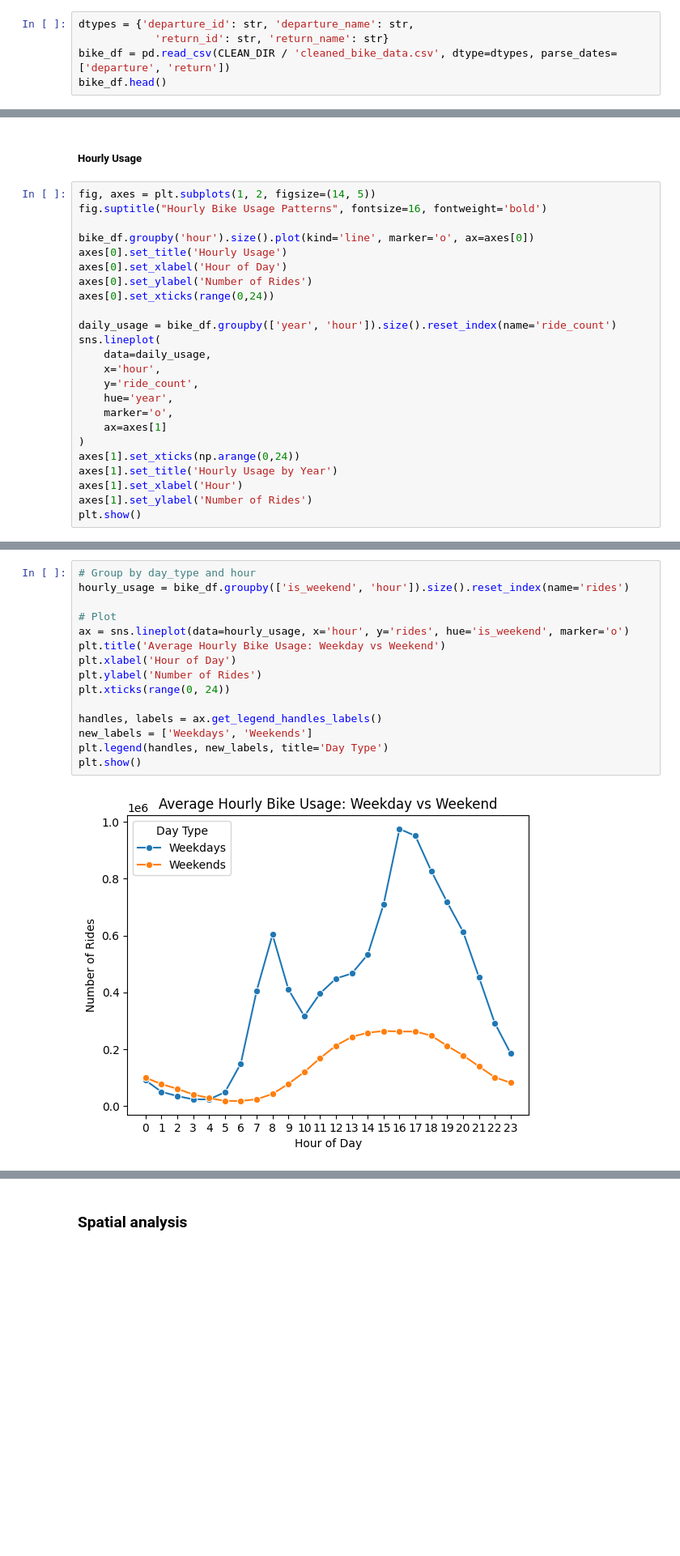
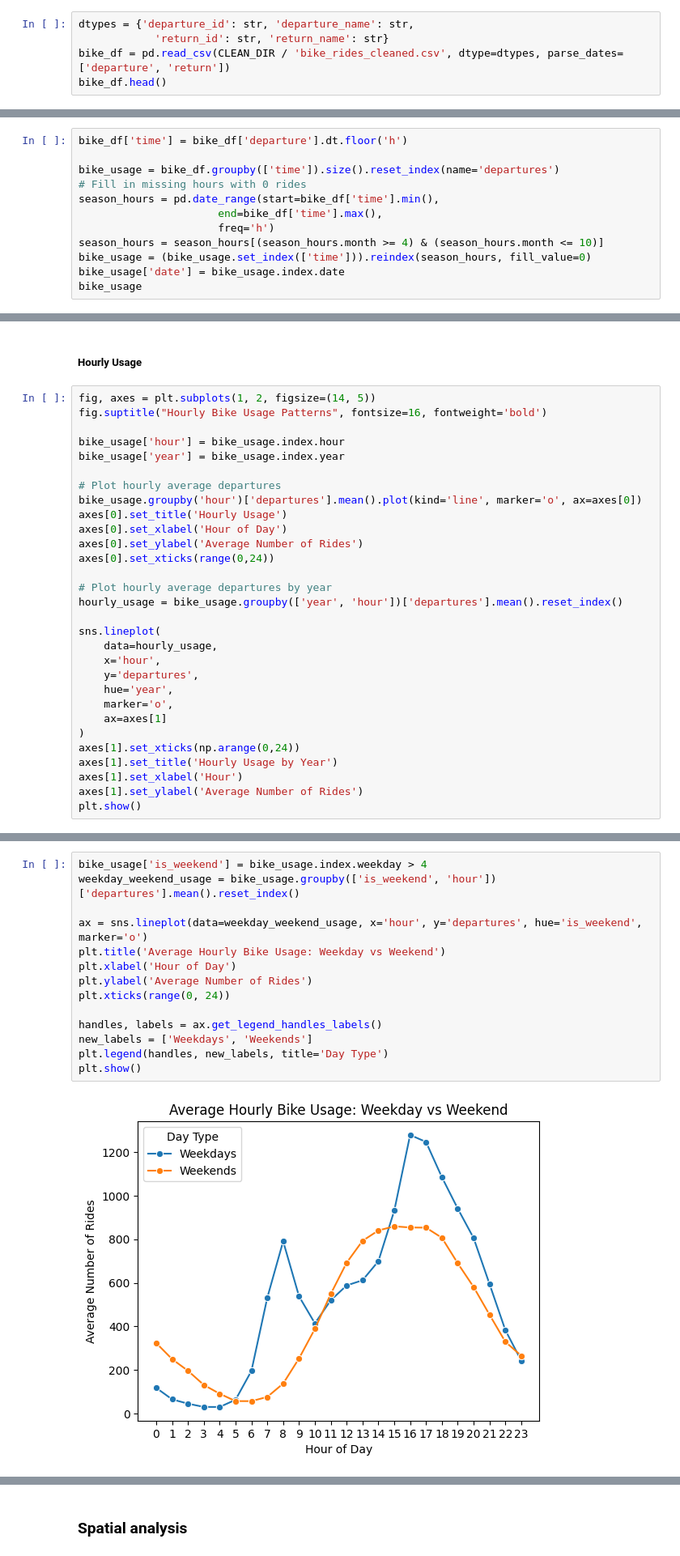
Before and after one commit to kainulj/helsinki-citybike-analysis, a Jupyter notebook: notebooks/02_eda.ipynb, the cells around one changed output, grey strips where cells are left out. Shown at 81% size. Saved outputs shown, nothing was run; the diff lists cells and outputs as text; blank space fills up the shorter version.

```diff
--- a/notebooks/02_eda.ipynb
+++ b/notebooks/02_eda.ipynb
@@ -19,7 +18,7 @@ CLEAN_DIR = Path("../data/clean")
 # %%
 dtypes = {'departure_id': str, 'departure_name': str,
             'return_id': str, 'return_name': str}
-bike_df = pd.read_csv(CLEAN_DIR / 'cleaned_bike_data.csv', dtype=dtypes, parse_dates=['departure', 'return'])
+bike_df = pd.read_csv(CLEAN_DIR / 'bike_rides_cleaned.csv', dtype=dtypes, parse_dates=['departure', 'return'])
 bike_df.head()
 # %% [output]
 |  | departure | return | departure_id | departure_name | return_id | return_name | distance | duration | ... |
@@ -175,0 +173,12 @@ Yearly trends in  the city bike usage.
+# %%
+bike_df['time'] = bike_df['departure'].dt.floor('h')
+
+bike_usage = bike_df.groupby(['time']).size().reset_index(name='departures')
+# Fill in missing hours with 0 rides
+season_hours = pd.date_range(start=bike_df['time'].min(),
+                      end=bike_df['time'].max(),
+                      freq='h')
+season_hours = season_hours[(season_hours.month >= 4) & (season_hours.month <= 10)]
+bike_usage = (bike_usage.set_index(['time'])).reindex(season_hours, fill_value=0)
+bike_usage['date'] = bike_usage.index.date
+bike_usage
@@ -238,17 +263,23 @@ Weekday trends in city bike usage.
 fig, axes = plt.subplots(1, 2, figsize=(14, 5))
 fig.suptitle("Hourly Bike Usage Patterns", fontsize=16, fontweight='bold')
 
-bike_df.groupby('hour').size().plot(kind='line', marker='o', ax=axes[0])
+bike_usage['hour'] = bike_usage.index.hour
+bike_usage['year'] = bike_usage.index.year
+
+# Plot hourly average departures
+bike_usage.groupby('hour')['departures'].mean().plot(kind='line', marker='o', ax=axes[0])
 axes[0].set_title('Hourly Usage')
 axes[0].set_xlabel('Hour of Day')
-axes[0].set_ylabel('Number of Rides')
+axes[0].set_ylabel('Average Number of Rides')
 axes[0].set_xticks(range(0,24))
 
-daily_usage = bike_df.groupby(['year', 'hour']).size().reset_index(name='ride_count')
+# Plot hourly average departures by year
+hourly_usage = bike_usage.groupby(['year', 'hour'])['departures'].mean().reset_index()
+
 sns.lineplot(
-    data=daily_usage,
+    data=hourly_usage,
     x='hour',
-    y='ride_count',
+    y='departures',
     hue='year',
     marker='o',
     ax=axes[1]
@@ -256,6 +287,6 @@ sns.lineplot(
 axes[1].set_xticks(np.arange(0,24))
 axes[1].set_title('Hourly Usage by Year')
 axes[1].set_xlabel('Hour')
-axes[1].set_ylabel('Number of Rides')
+axes[1].set_ylabel('Average Number of Rides')
 plt.show()
 # %% [output]
@@ -272,20 +305,19 @@ Hourly trends in the city bike usage.
 # %%
-# Group by day_type and hour
-hourly_usage = bike_df.groupby(['is_weekend', 'hour']).size().reset_index(name='rides')
+bike_usage['is_weekend'] = bike_usage.index.weekday > 4
+weekday_weekend_usage = bike_usage.groupby(['is_weekend', 'hour'])['departures'].mean().reset_index()
 
-# Plot
-ax = sns.lineplot(data=hourly_usage, x='hour', y='rides', hue='is_weekend', marker='o')
+ax = sns.lineplot(data=weekday_weekend_usage, x='hour', y='departures', hue='is_weekend', marker='o')
 plt.title('Average Hourly Bike Usage: Weekday vs Weekend')
 plt.xlabel('Hour of Day')
-plt.ylabel('Number of Rides')
+plt.ylabel('Average Number of Rides')
 plt.xticks(range(0, 24))
 
 handles, labels = ax.get_legend_handles_labels()
 new_labels = ['Weekdays', 'Weekends']
 plt.legend(handles, new_labels, title='Day Type')
 plt.show()
 # %% [output]
-[figure, old version]
+[figure, new version]
 # %% [markdown]
 **Insight:** Daily usage patterns differ between weekdays and weekends.
 - On weekdays, usage follows typical working hours, with a morning peak before work and a larger, wider peak in the late afternoon/early evening after work.
```
Also changed, not shown: parts of 19 cells of this notebook.
